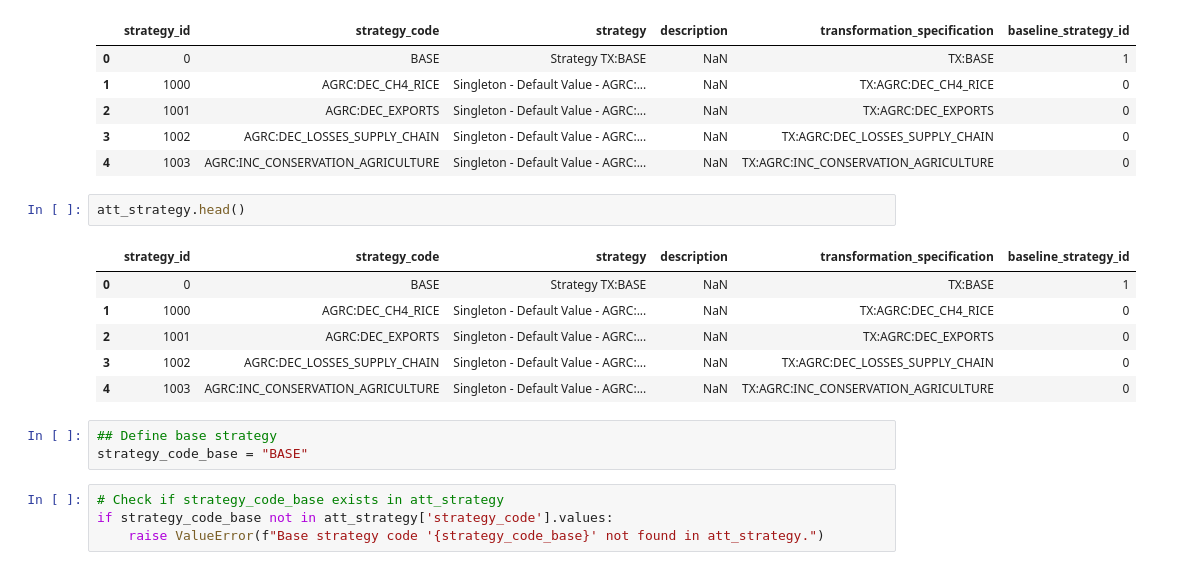
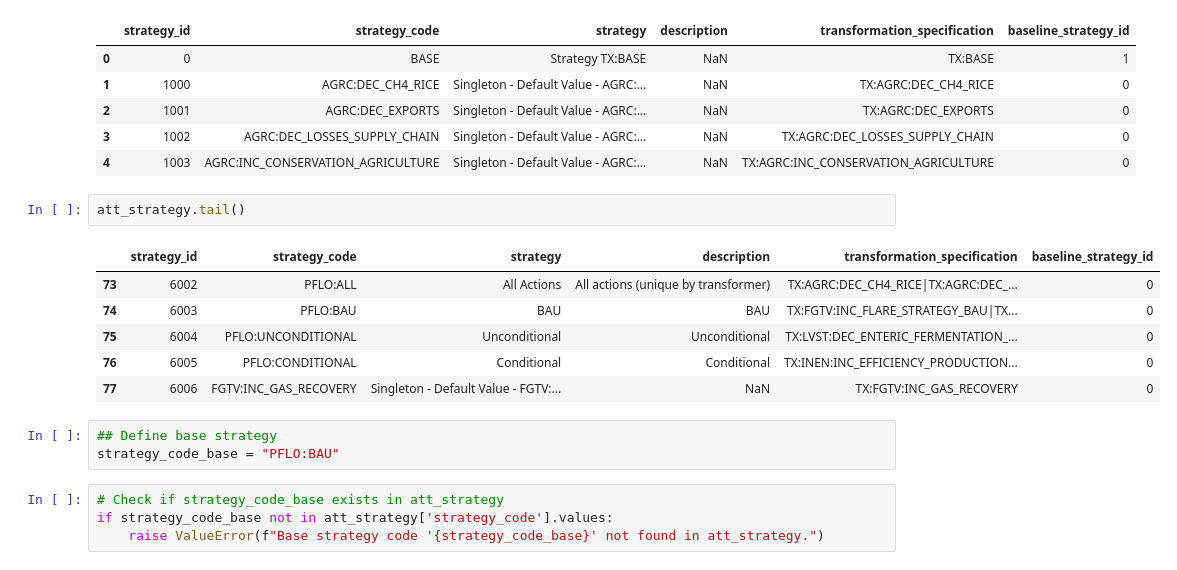
Before and after one commit to sisepuede-framework/ssp_libya, a Jupyter notebook: ssp_modeling/cost-benefits/cb.ipynb, the cells around one changed output. Cells and saved outputs as stored; diff of their text form.

```diff
--- a/ssp_modeling/cost-benefits/cb.ipynb
+++ b/ssp_modeling/cost-benefits/cb.ipynb
@@ -45,17 +45,17 @@ att_strategy.head()
 | 3 | 1002 | AGRC:DEC_LOSSES_SUPPLY_CHAIN | Singleton - Default Value - AGRC:... | NaN | TX:AGRC:DEC_LOSSES_SUPPLY_CHAIN | 0 |
 | 4 | 1003 | AGRC:INC_CONSERVATION_AGRICULTURE | Singleton - Default Value - AGRC:... | NaN | TX:AGRC:INC_CONSERVATION_AGRICULTURE | 0 |
 # %%
-att_strategy.head()
+att_strategy.tail()
 # %% [output]
 |  | strategy_id | strategy_code | strategy | description | transformation_specification | baseline_strategy_id |
-| 0 | 0 | BASE | Strategy TX:BASE | NaN | TX:BASE | 1 |
-| 1 | 1000 | AGRC:DEC_CH4_RICE | Singleton - Default Value - AGRC:... | NaN | TX:AGRC:DEC_CH4_RICE | 0 |
-| 2 | 1001 | AGRC:DEC_EXPORTS | Singleton - Default Value - AGRC:... | NaN | TX:AGRC:DEC_EXPORTS | 0 |
-| 3 | 1002 | AGRC:DEC_LOSSES_SUPPLY_CHAIN | Singleton - Default Value - AGRC:... | NaN | TX:AGRC:DEC_LOSSES_SUPPLY_CHAIN | 0 |
-| 4 | 1003 | AGRC:INC_CONSERVATION_AGRICULTURE | Singleton - Default Value - AGRC:... | NaN | TX:AGRC:INC_CONSERVATION_AGRICULTURE | 0 |
+| 73 | 6002 | PFLO:ALL | All Actions | All actions (unique by transformer) | TX:AGRC:DEC_CH4_RICE|TX:AGRC:DEC_... | 0 |
+| 74 | 6003 | PFLO:BAU | BAU | BAU | TX:FGTV:INC_FLARE_STRATEGY_BAU|TX... | 0 |
+| 75 | 6004 | PFLO:UNCONDITIONAL | Unconditional | Unconditional | TX:LVST:DEC_ENTERIC_FERMENTATION_... | 0 |
+| 76 | 6005 | PFLO:CONDITIONAL | Conditional | Conditional | TX:INEN:INC_EFFICIENCY_PRODUCTION... | 0 |
+| 77 | 6006 | FGTV:INC_GAS_RECOVERY | Singleton - Default Value - FGTV:... | NaN | TX:FGTV:INC_GAS_RECOVERY | 0 |
 # %%
 ## Define base strategy
-strategy_code_base = "BASE"
+strategy_code_base = "PFLO:BAU"
 # %%
 # Check if strategy_code_base exists in att_strategy
 if strategy_code_base not in att_strategy['strategy_code'].values:
```
Also changed, not shown: parts of 16 cells of this notebook, 14 other files.
